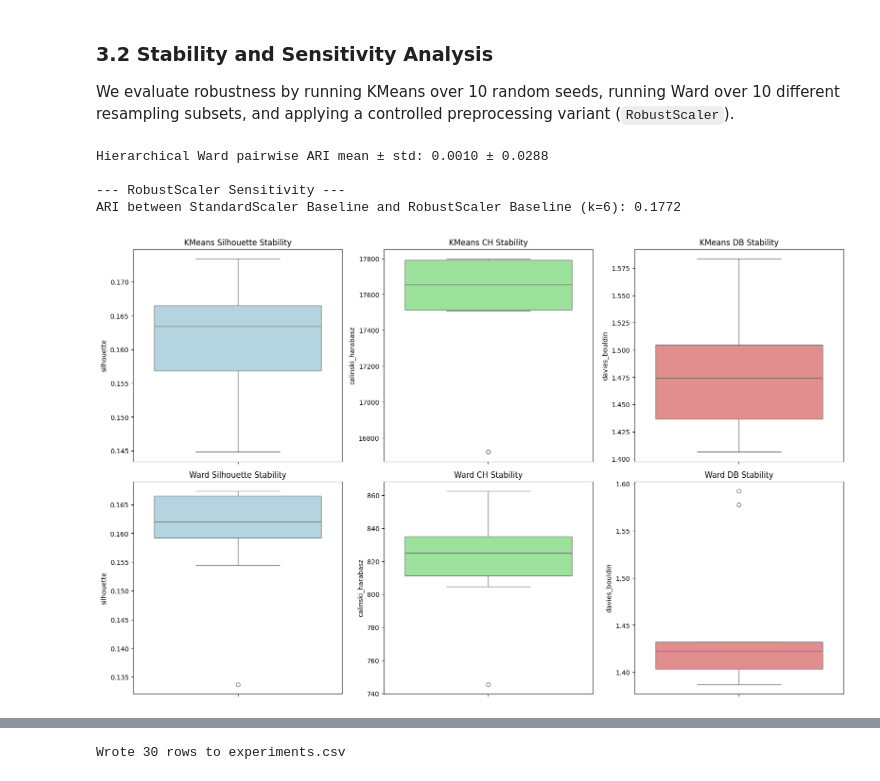
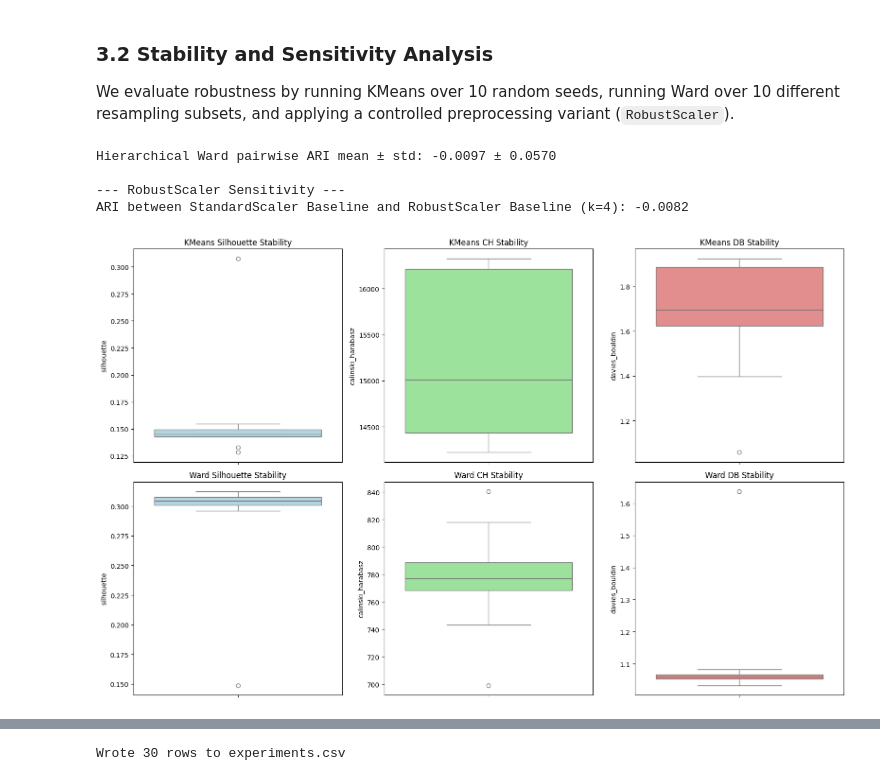
Before and after one commit to bsnabais-boop/ANSuper-Project, a Jupyter notebook: hotel_booking.ipynb, the cells around one changed output, grey strips where cells are left out. Drawn from its saved outputs; the diff is of its cells as text; code cells hidden in the pictures.

```diff
--- a/hotel_booking.ipynb
+++ b/hotel_booking.ipynb
@@ -188,7 +226,7 @@ Conclusion: Extreme outliers are observed in the numeric features above. These r
 print("\n--- Outlier Treatment (99.9th Percentile Capping) ---")
 
 # Define thresholds at the 99.9th percentile for reproducibility
-cols_to_cap = ['adults', 'stays_in_week_nights', 'babies', 'lead_time']
+cols_to_cap = ['adults', 'stays_in_week_nights', 'babies', 'children', 'stays_in_weekend_nights']
 percentiles = df_analysis[cols_to_cap].quantile(0.999)
 
 print("99.9th percentile thresholds:")
@@ -1025,46 +1110,48 @@ def compute_pairwise_ari(results):
             aris.append(adjusted_rand_score(results[i]['labels'][map_i], results[j]['labels'][map_j]))
     return aris
 
-# KMeans stability for baseline k=6
+# KMeans stability for baseline k=4
 kmeans_seeds = [0, 7, 13, 21, 42, 55, 99, 123, 256, 512]
-kmeans_stability = run_kmeans_stability(X_processed, 6, kmeans_seeds)
+kmeans_stability = run_kmeans_stability(X_processed, 4, kmeans_seeds)
 
-# Hierarchical resampling stability for Ward k=6
-hier_stability = run_hierarchical_resample_stability(X_processed, 6, n_runs=10, sample_size=6000, random_state=42)
+# Hierarchical resampling stability for Ward k=4
+hier_stability = run_hierarchical_resample_stability(X_processed, 4, n_runs=10, sample_size=6000, random_state=42)
 hier_aris = compute_pairwise_ari(hier_stability)
 print(f"Hierarchical Ward pairwise ARI mean ± std: {np.mean(hier_aris):.4f} ± {np.std(hier_aris):.4f}")
 
 # RobustScaler ARI for baseline
 def build_preprocessor_with_scaler(num_feats, cat_feats, scaler):
     num_pipe = Pipeline(steps=[('imputer', SimpleImputer(strategy='median')), ('scaler', scaler)])
     return ColumnTransformer(transformers=[('num', num_pipe, num_feats), ('cat', cat_pipeline, cat_feats)])
 
-robust_preprocessor = build_preprocessor_with_scaler(num_features, ['arrival_date_month', 'market_segment'], RobustScaler())
-X_robust = robust_preprocessor.fit_transform(df_clean[num_features + ['arrival_date_month', 'market_segment']])
-robust_kmeans_results = run_kmeans_range(X_robust, [6])
+robust_cat_features = ['arrival_date_month', 'market_segment', 'customer_type', 'distribution_channel', 'deposit_type']
 
-robust_ari = adjusted_rand_score(selected_results['k_results'][6]['labels'], robust_kmeans_results[6]['labels'])
+robust_preprocessor = build_preprocessor_with_scaler(num_features, robust_cat_features, RobustScaler())
+X_robust = robust_preprocessor.fit_transform(df_clean[num_features + robust_cat_features])
+robust_kmeans_results = run_kmeans_range(X_robust, [4])
+
+robust_ari = adjusted_rand_score(selected_results['k_results'][4]['labels'], robust_kmeans_results[4]['labels'])
 print(f"\n--- RobustScaler Sensitivity ---")
-print(f"ARI between StandardScaler Baseline and RobustScaler Baseline (k=6): {robust_ari:.4f}")
+print(f"ARI between StandardScaler Baseline and RobustScaler Baseline (k=4): {robust_ari:.4f}")
 
 # --- Visualizing Stability ---
 fig, axes = plt.subplots(2, 3, figsize=(16, 10))
 kmeans_stab_df = pd.DataFrame(kmeans_stability)
 hier_stab_df = pd.DataFrame(hier_stability)
 
 sns.boxplot(y=kmeans_stab_df['silhouette'], ax=axes[0,0], color='lightblue').set_title('KMeans Silhouette Stability')
 sns.boxplot(y=kmeans_stab_df['calinski_harabasz'], ax=axes[0,1], color='lightgreen').set_title('KMeans CH Stability')
 sns.boxplot(y=kmeans_stab_df['davies_bouldin'], ax=axes[0,2], color='lightcoral').set_title('KMeans DB Stability')
 sns.boxplot(y=hier_stab_df['silhouette'], ax=axes[1,0], color='lightblue').set_title('Ward Silhouette Stability')
 sns.boxplot(y=hier_stab_df['calinski_harabasz'], ax=axes[1,1], color='lightgreen').set_title('Ward CH Stability')
 sns.boxplot(y=hier_stab_df['davies_bouldin'], ax=axes[1,2], color='lightcoral').set_title('Ward DB Stability')
 
 plt.tight_layout()
 plt.show()
 # %% [output]
-Hierarchical Ward pairwise ARI mean ± std: 0.0010 ± 0.0288
+Hierarchical Ward pairwise ARI mean ± std: -0.0097 ± 0.0570
 
 --- RobustScaler Sensitivity ---
-ARI between StandardScaler Baseline and RobustScaler Baseline (k=6): 0.1772
+ARI between StandardScaler Baseline and RobustScaler Baseline (k=4): -0.0082
-[figure, old version]
+[figure, new version]
 # %% [markdown]
```
Also changed, not shown: parts of 57 cells of this notebook, 3 other files.
